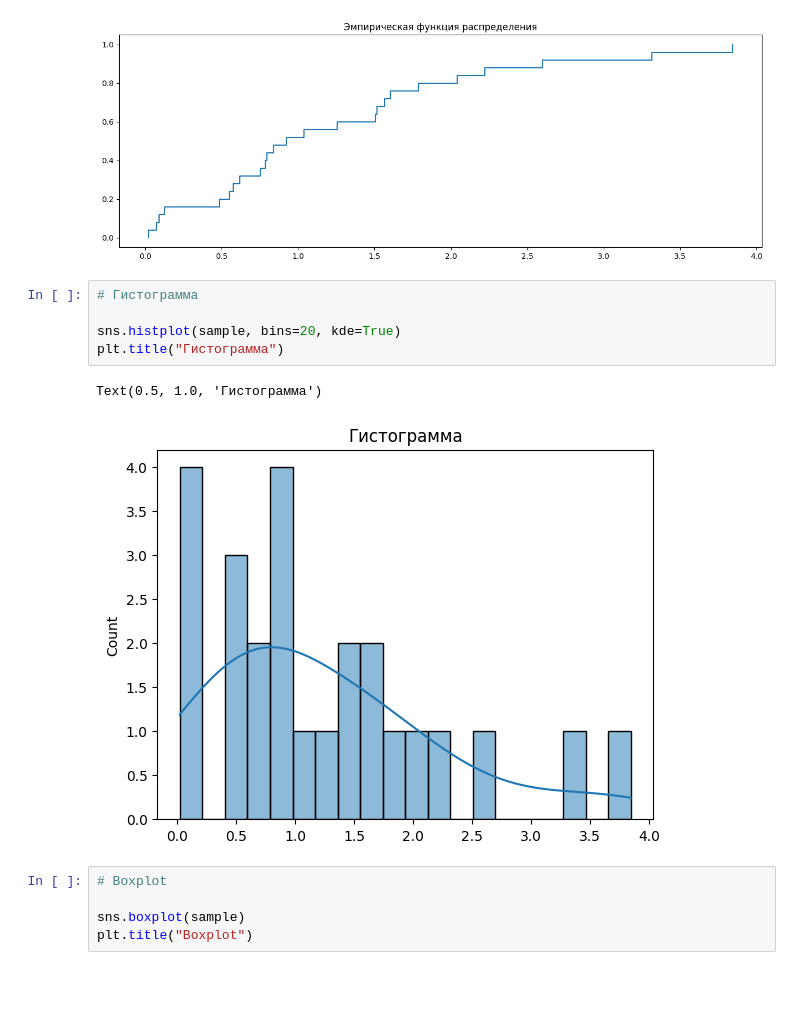
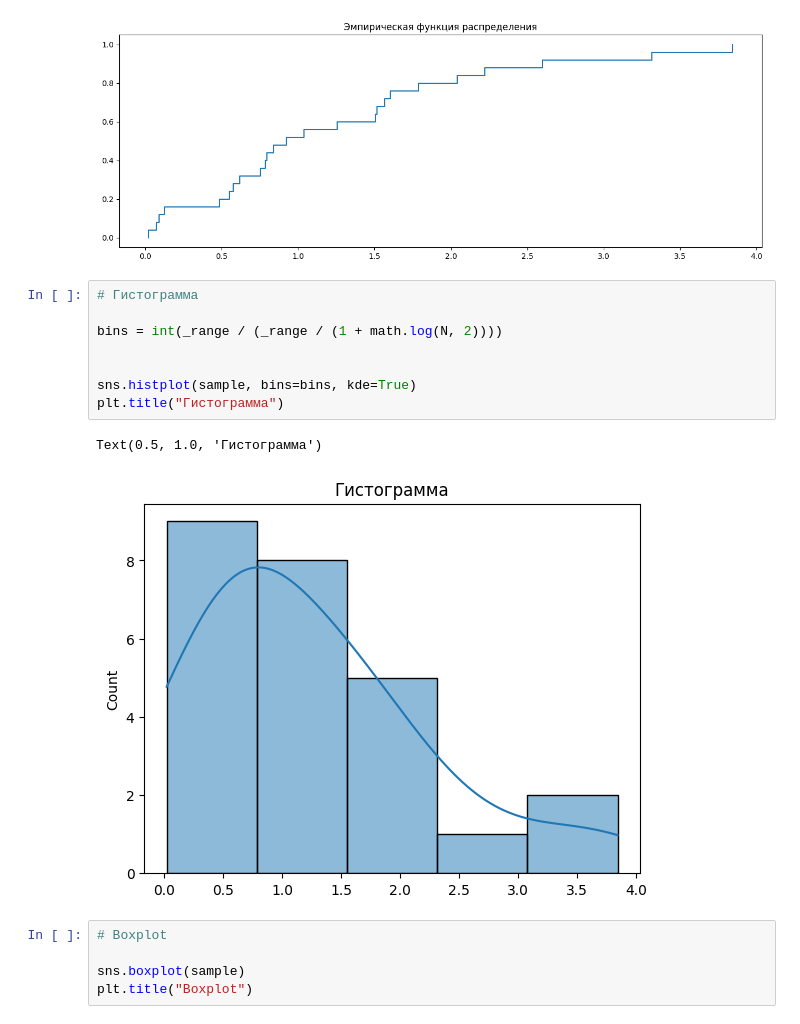
Before and after one commit to H0p1ty/MIPT_DAFE_Sem4_MathematicalStatistics, a Jupyter notebook: tasks/T2.ipynb, the cells around one changed output. Saved outputs shown, nothing was run; the diff lists cells and outputs as text; blank space fills up the shorter version.

```diff
--- a/tasks/T2.ipynb
+++ b/tasks/T2.ipynb
@@ -46,11 +47,14 @@ Text(0.5, 1.0, 'Эмпирическая функция распределени
 # %%
 # Гистограмма
 
-sns.histplot(sample, bins=20, kde=True)
+bins = int(_range / (_range / (1 + math.log(N, 2))))
+
+
+sns.histplot(sample, bins=bins, kde=True)
 plt.title("Гистограмма")
 # %% [output]
 Text(0.5, 1.0, 'Гистограмма')
-[figure, old version]
+[figure, new version]
 # %%
 # Boxplot
 
```
Also changed, not shown: parts of 3 cells of this notebook, 1 other file.
